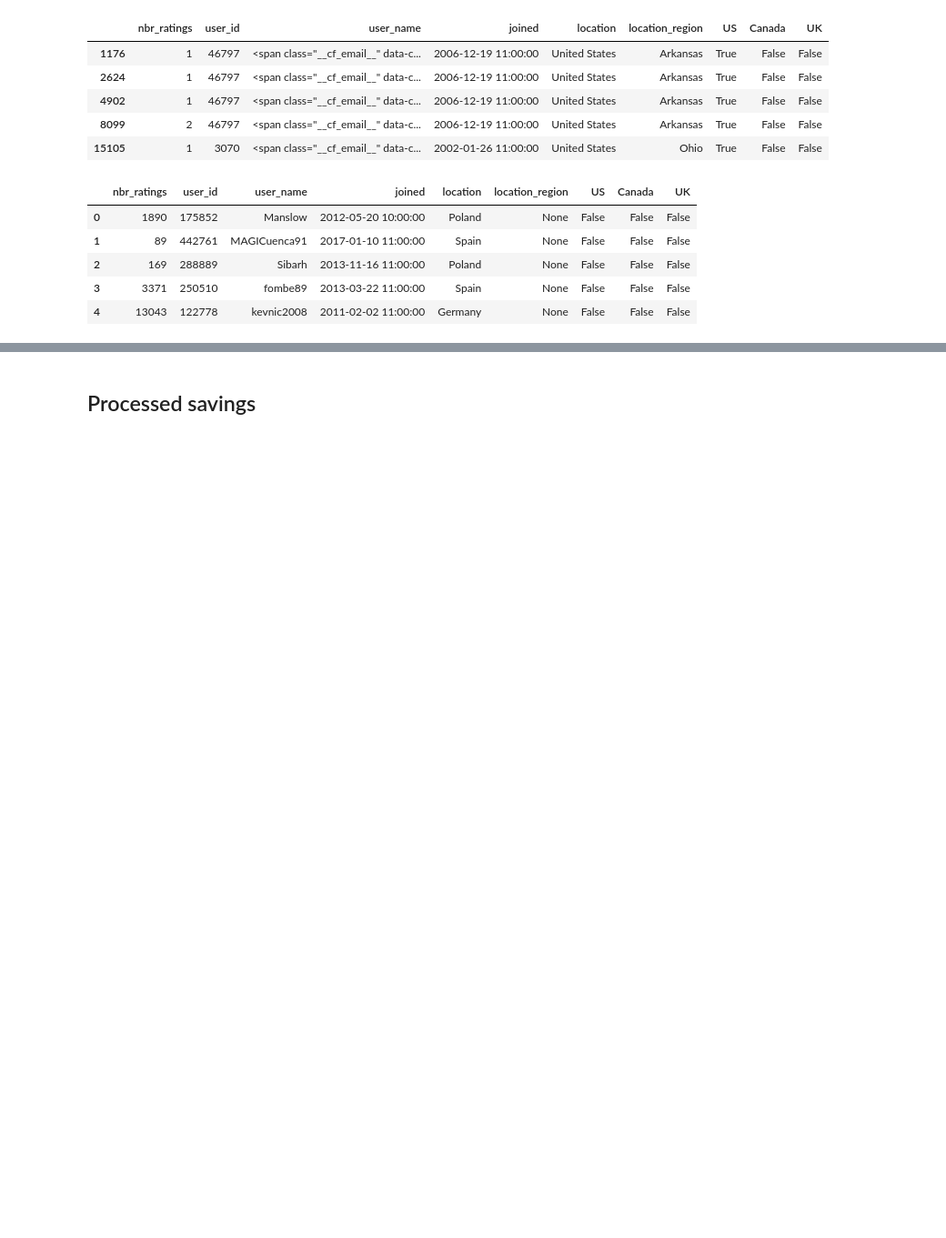
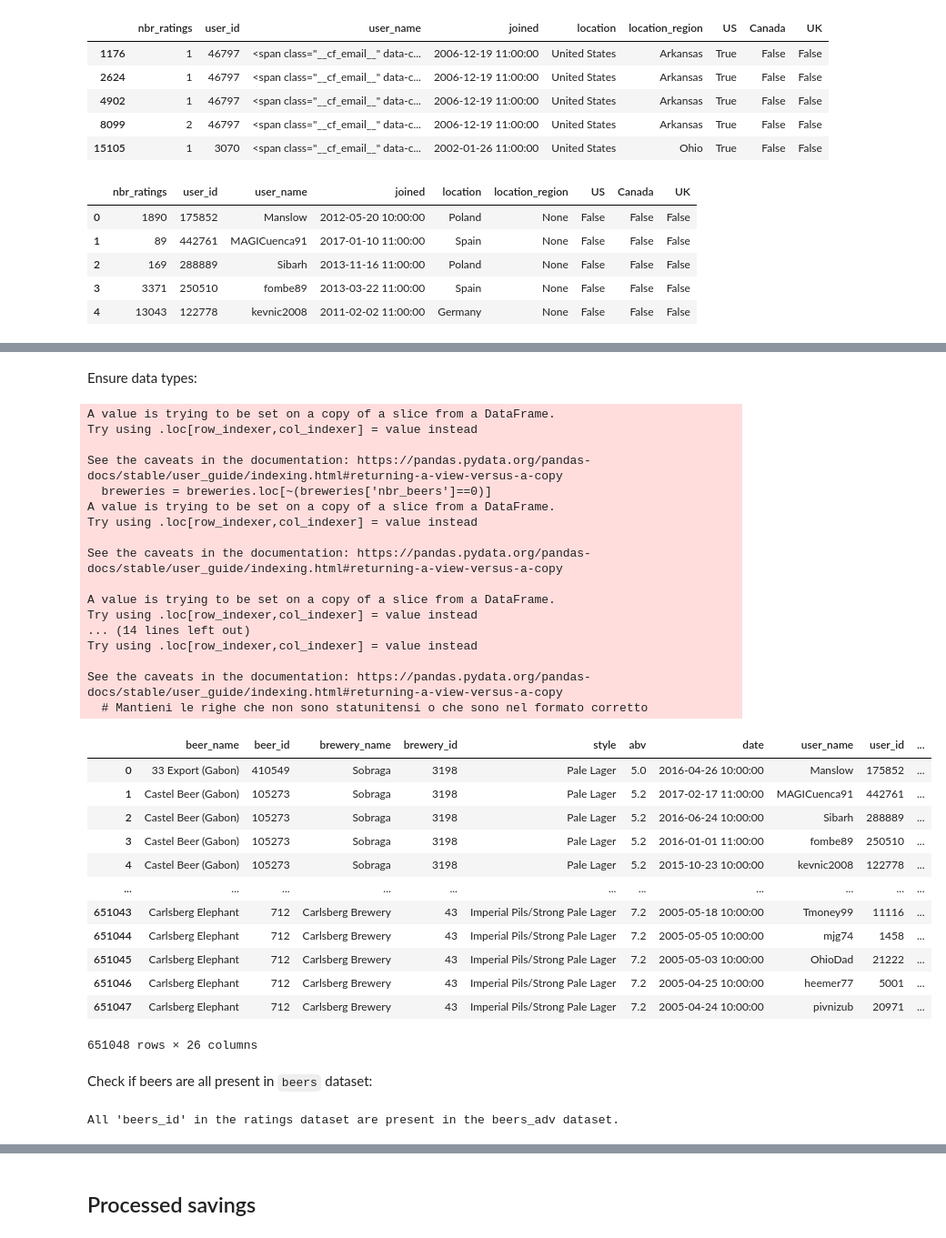
Before and after one commit to epfl-ada/ada-2024-project-mediterranean, a Jupyter notebook: src/data/data_processing_RateBeer.ipynb, the cells around one changed output, grey strips where cells are left out. Shown at 91% size. Saved outputs shown, nothing was run; the diff lists cells and outputs as text; code cells hidden in the pictures; blank space fills up the shorter version.

Commit message:
data processing RATINGS RATE BEER complete and SAVED

```diff
--- a/src/data/data_processing_RateBeer.ipynb
+++ b/src/data/data_processing_RateBeer.ipynb
@@ -301,0 +370,25 @@ users_rate_unique.head()
+# %%
+columns_rename = {
+    'location': 'location_beer',
+    'location_region': 'location_region_beer',
+    'US': 'US_beer',
+    'UK': 'UK_beer',
+    'Canada': 'Canada_beer'
+}
+ratings_rate_locations = ratings_rate_locations.rename(columns=columns_rename)
+# %%
+ratings_rate_locations_complete = ratings_rate_locations.merge(
+    users_rate_unique[['user_name', 'location', 'location_region', 'US', 'UK', 'Canada']],
+    on='user_name',
+    how='left'
+)
+
+columns_rename = {
+    'location': 'location_user',
+    'location_region': 'location_region_user',
+    'US': 'US_user',
+    'UK': 'UK_user',
+    'Canada': 'Canada_user'
+}
+ratings_rate_locations_complete = ratings_rate_locations_complete.rename(columns=columns_rename)
+ratings_rate_locations_complete.head()
@@ -301,0 +405,3 @@ users_rate_unique.head()
+# %%
+ratings_rate_locations_complete['date'] = pd.to_datetime(ratings_rate_locations_complete['date'], unit='s')
+ratings_rate_locations_complete.head()
@@ -301,0 +418,3 @@ users_rate_unique.head()
+# %%
+ratings_rate_locations_complete_filt = ratings_rate_locations_complete.dropna(subset=['beer_id', 'user_id'])
+utils.dataset_information(ratings_rate_locations_complete_filt, "Ratings filtered")
@@ -301,0 +439,46 @@ users_rate_unique.head()
+# %% [markdown]
+Ensure data types:
+# %%
+utils.ensure_col_types2(ratings_rate_locations_complete_filt, ['beer_id','brewery_id','user_id'],['abv'],['beer_name','brewery_name','style','user_name'])
+# %% [output]
+A value is trying to be set on a copy of a slice from a DataFrame.
+Try using .loc[row_indexer,col_indexer] = value instead
+
+See the caveats in the documentation: https://pandas.pydata.org/pandas-docs/stable/user_guide/indexing.html#returning-a-view-versus-a-copy
+  breweries = breweries.loc[~(breweries['nbr_beers']==0)]
+A value is trying to be set on a copy of a slice from a DataFrame.
+Try using .loc[row_indexer,col_indexer] = value instead
+
+See the caveats in the documentation: https://pandas.pydata.org/pandas-docs/stable/user_guide/indexing.html#returning-a-view-versus-a-copy
+
+A value is trying to be set on a copy of a slice from a DataFrame.
+Try using .loc[row_indexer,col_indexer] = value instead
+... (14 lines left out)
+Try using .loc[row_indexer,col_indexer] = value instead
+
+See the caveats in the documentation: https://pandas.pydata.org/pandas-docs/stable/user_guide/indexing.html#returning-a-view-versus-a-copy
+  # Mantieni le righe che non sono statunitensi o che sono nel formato corretto
+|  | beer_name | beer_id | brewery_name | brewery_id | style | abv | date | user_name | user_id | ... |
+| 0 | 33 Export (Gabon) | 410549 | Sobraga | 3198 | Pale Lager | 5.0 | 2016-04-26 10:00:00 | Manslow | 175852 | ... |
+| 1 | Castel Beer (Gabon) | 105273 | Sobraga | 3198 | Pale Lager | 5.2 | 2017-02-17 11:00:00 | MAGICuenca91 | 442761 | ... |
+| 2 | Castel Beer (Gabon) | 105273 | Sobraga | 3198 | Pale Lager | 5.2 | 2016-06-24 10:00:00 | Sibarh | 288889 | ... |
+| 3 | Castel Beer (Gabon) | 105273 | Sobraga | 3198 | Pale Lager | 5.2 | 2016-01-01 11:00:00 | fombe89 | 250510 | ... |
+| 4 | Castel Beer (Gabon) | 105273 | Sobraga | 3198 | Pale Lager | 5.2 | 2015-10-23 10:00:00 | kevnic2008 | 122778 | ... |
+| ... | ... | ... | ... | ... | ... | ... | ... | ... | ... | ... |
+| 651043 | Carlsberg Elephant | 712 | Carlsberg Brewery | 43 | Imperial Pils/Strong Pale Lager | 7.2 | 2005-05-18 10:00:00 | Tmoney99 | 11116 | ... |
+| 651044 | Carlsberg Elephant | 712 | Carlsberg Brewery | 43 | Imperial Pils/Strong Pale Lager | 7.2 | 2005-05-05 10:00:00 | mjg74 | 1458 | ... |
+| 651045 | Carlsberg Elephant | 712 | Carlsberg Brewery | 43 | Imperial Pils/Strong Pale Lager | 7.2 | 2005-05-03 10:00:00 | OhioDad | 21222 | ... |
+| 651046 | Carlsberg Elephant | 712 | Carlsberg Brewery | 43 | Imperial Pils/Strong Pale Lager | 7.2 | 2005-04-25 10:00:00 | heemer77 | 5001 | ... |
+| 651047 | Carlsberg Elephant | 712 | Carlsberg Brewery | 43 | Imperial Pils/Strong Pale Lager | 7.2 | 2005-04-24 10:00:00 | pivnizub | 20971 | ... |
+651048 rows × 26 columns
+# %% [markdown]
+Check if beers are all present in `beers` dataset:
+# %%
+missing_beers = ratings_rate_locations_complete[~ratings_rate_locations_complete['beer_id'].isin(beers_rate_filt_unique_location['beer_id'])]
+
+if missing_beers.empty:
+    print("All 'beers_id' in the ratings dataset are present in the beers_adv dataset.")
+else:
+    print(f"The following 'beers_id' are missing in beers_adv:\n{missing_beers['beer_id'].unique()}")
+# %% [output]
+All 'beers_id' in the ratings dataset are present in the beers_adv dataset.
```
Also changed, not shown: parts of 13 cells of this notebook, 2 other files.
